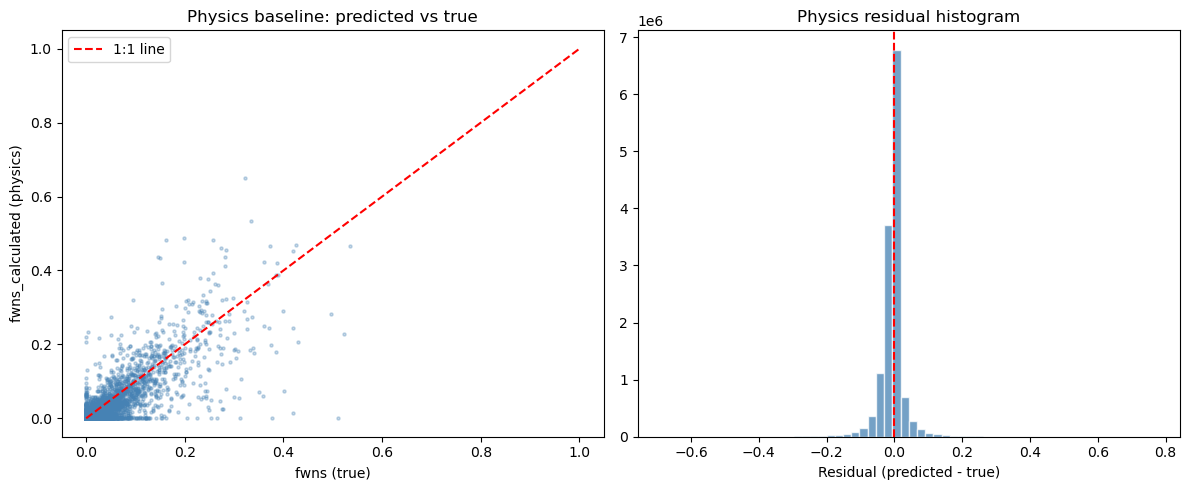
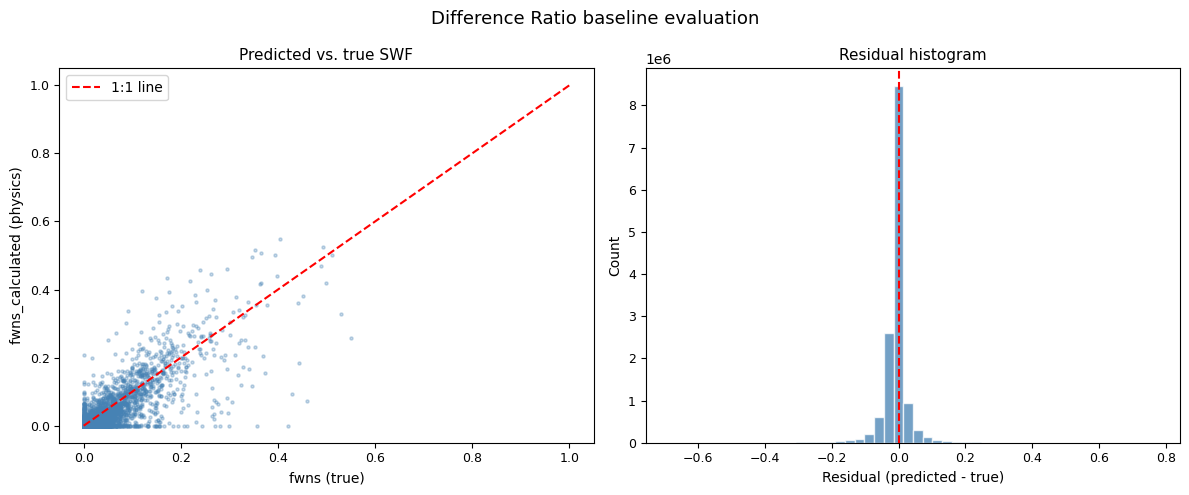
Code edit (unified diff) that turned the first committed figure into the second:
--- before
+++ after
@@ -6,16 +6,20 @@
                 alpha=0.3, s=5, color='steelblue')
 axes[0].plot([0, 1], [0, 1], 'r--', linewidth=1.5, label='1:1 line')
-axes[0].set_xlabel('fwns (true)')
-axes[0].set_ylabel('fwns_calculated (physics)')
-axes[0].set_title('Physics baseline: predicted vs true')
+axes[0].set_xlabel('fwns (true)', fontsize=10)
+axes[0].set_ylabel('fwns_calculated (physics)', fontsize=10)
+axes[0].set_title('Predicted vs. true SWF', fontsize=11)
+axes[0].tick_params(labelsize=9)
 axes[0].legend()
 
 # Residual histogram: look for symmetry and width relative to the target range [0,1]
 residuals_phys = y_phys - y_raw
-axes[1].hist(residuals_phys, bins=60, color='steelblue', edgecolor='white', alpha=0.75)
+axes[1].hist(residuals_phys, bins=50, color='steelblue', edgecolor='white', alpha=0.75)
 axes[1].axvline(0, color='red', linestyle='--')
-axes[1].set_xlabel('Residual (predicted - true)')
-axes[1].set_title('Physics residual histogram')
+axes[1].set_xlabel('Residual (predicted - true)', fontsize=10)
+axes[1].set_ylabel('Count', fontsize=10)
+axes[1].set_title('Residual histogram', fontsize=11)
+axes[1].tick_params(labelsize=9)
 
+fig.suptitle('Difference Ratio baseline evaluation', fontsize=13)
 plt.tight_layout()
 plt.show()

Commit: Formatted figures